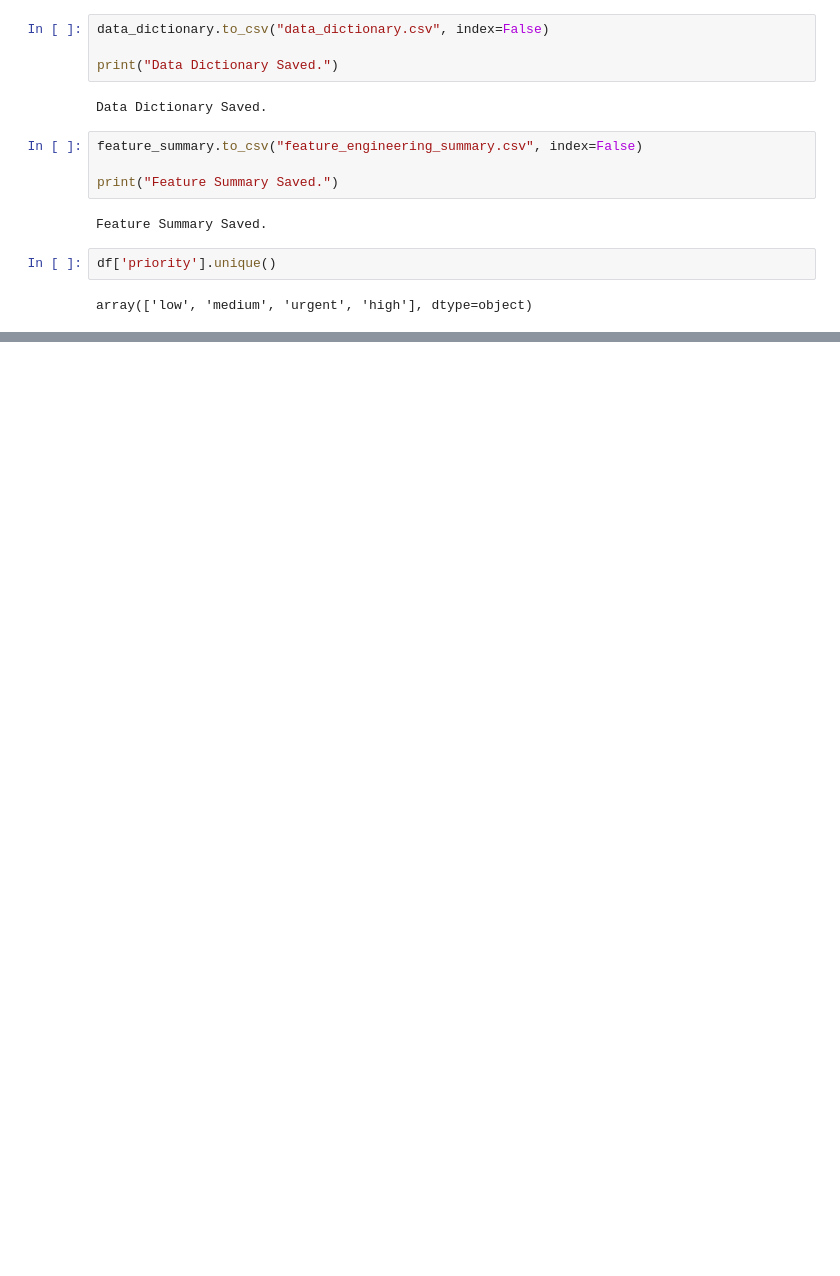
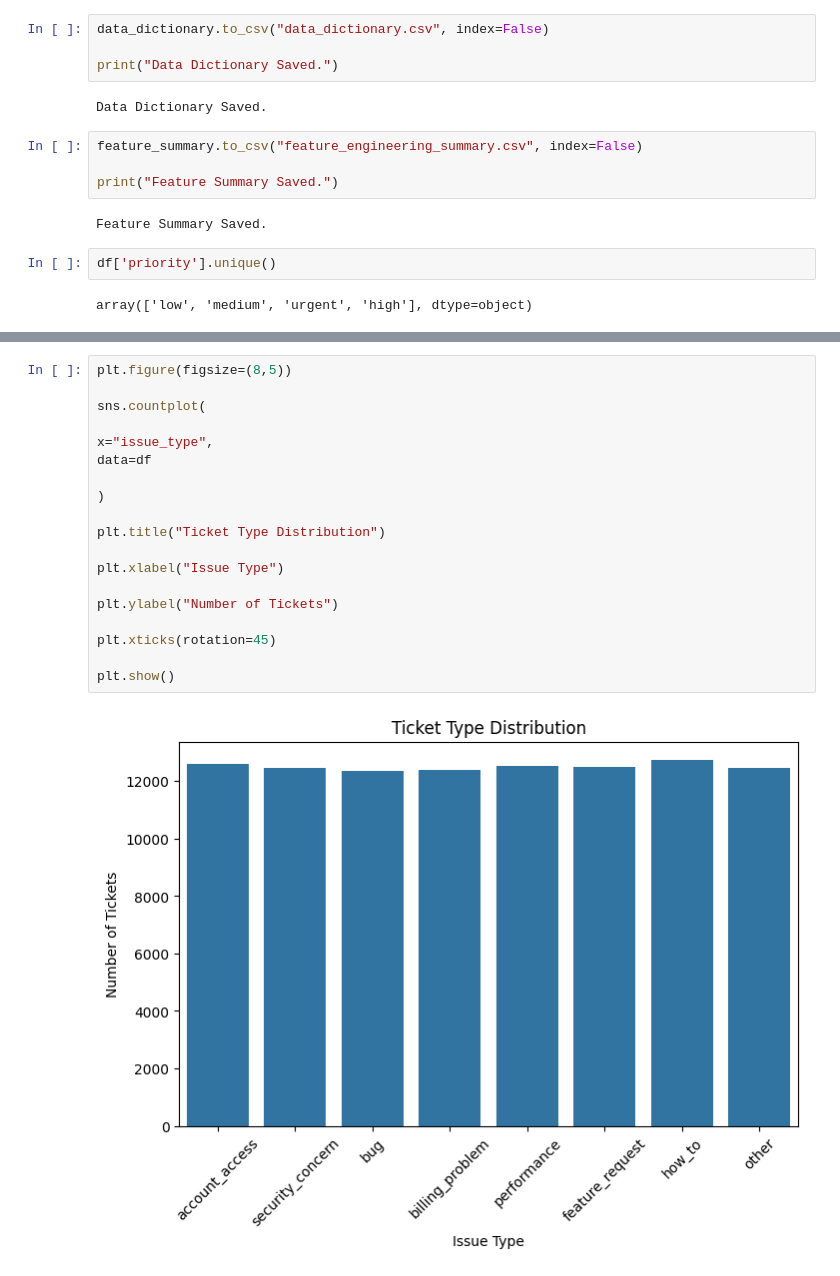
Before and after one commit to springboardmentor1210a/Supportlytics, a Jupyter notebook: notebooks/week1.ipynb, the cells around one changed output, grey strips where cells are left out. Cells and saved outputs as stored; diff of their text form; blank space fills up the shorter version.

```diff
--- a/notebooks/week1.ipynb
+++ b/notebooks/week1.ipynb
@@ -332,0 +341,21 @@ array(['low', 'medium', 'urgent', 'high'], dtype=object)
+# %%
+plt.figure(figsize=(8,5))
+
+sns.countplot(
+
+x="issue_type",
+data=df
+
+)
+
+plt.title("Ticket Type Distribution")
+
+plt.xlabel("Issue Type")
+
+plt.ylabel("Number of Tickets")
+
+plt.xticks(rotation=45)
+
+plt.show()
+# %% [output]
+[figure, added]
```
Also changed, not shown: parts of 51 cells of this notebook, 1 other file.
